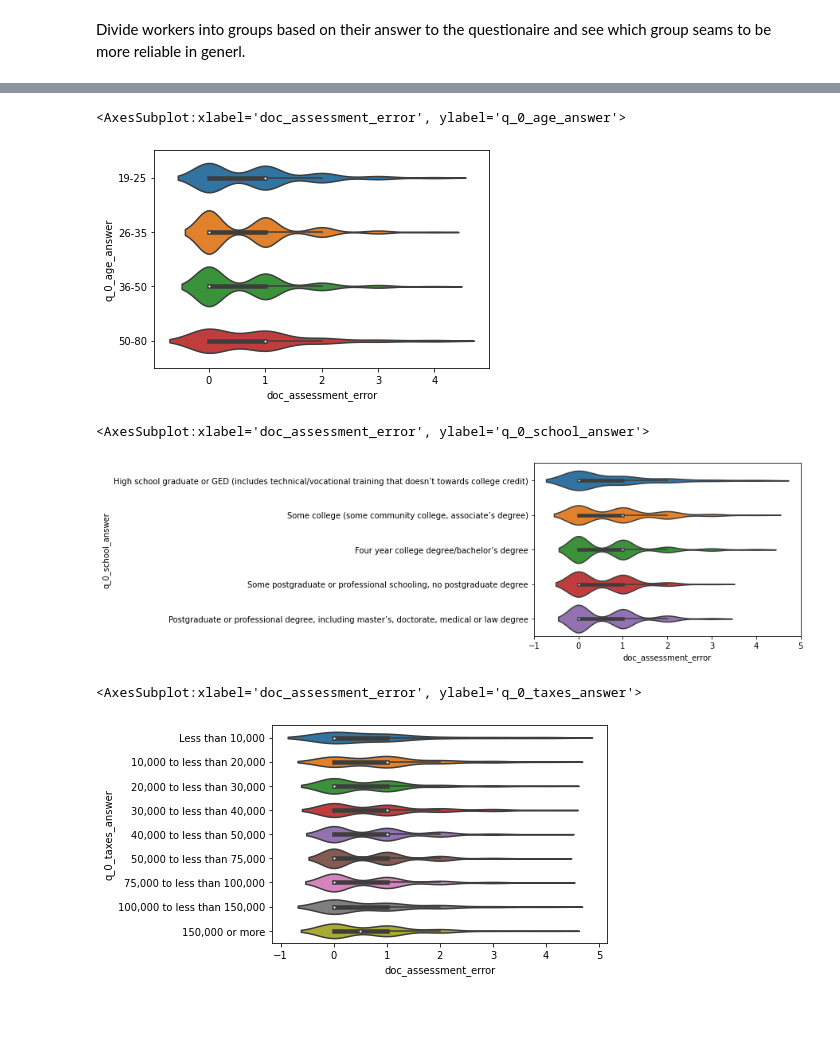
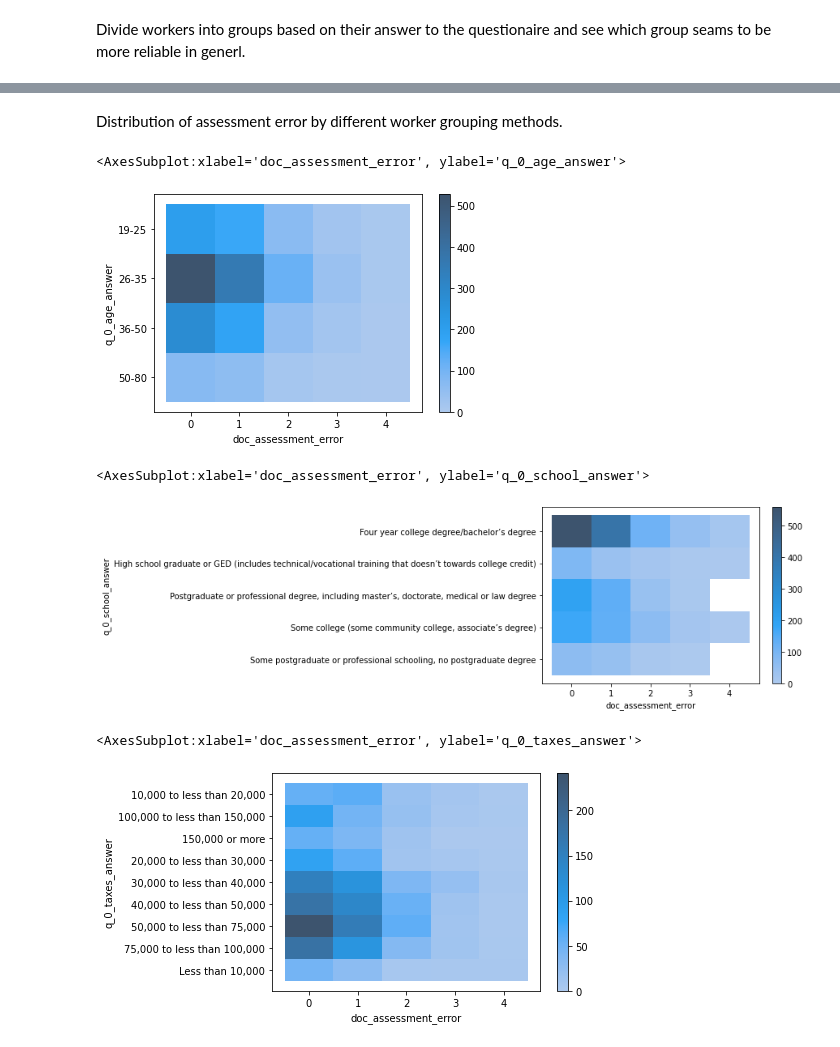
Before and after one commit to EyeofBeholder-NLeSC/play-around-sample-set, a Jupyter notebook: notebooks/IPM_worker_reliability_statistics.ipynb, the cells around one changed output, grey strips where cells are left out. Drawn from its saved outputs; the diff is of its cells as text; code cells hidden in the pictures; blank space fills up the shorter version.

```diff
--- a/notebooks/IPM_worker_reliability_statistics.ipynb
+++ b/notebooks/IPM_worker_reliability_statistics.ipynb
@@ -23,18 +28,20 @@ df.sample(5)
+# %% [markdown]
+Distribution of assessment error by different worker grouping methods.
 # %%
 # workers in age range of [26, 35] and [36, 50] seams to be more reliable
-sns.violinplot(y="q_0_age_answer", x="doc_assessment_error", data=df.sort_values(by="q_0_age_value"))
+sns.histplot(y="q_0_age_answer", x="doc_assessment_error", data=df.sort_values(by="q_0_age_value").astype("category"), cbar=True)
 # %% [output]
 <AxesSubplot:xlabel='doc_assessment_error', ylabel='q_0_age_answer'>
-[figure, old version]
+[figure, new version]
 # %%
 # workers with higher education (level 4 and 5) seams to be more reliable
-sns.violinplot(y="q_0_school_answer", x="doc_assessment_error", data=df.sort_values(by="q_0_school_value"))
+sns.histplot(y="q_0_school_answer", x="doc_assessment_error", data=df.sort_values(by="q_0_school_value").astype("category"), cbar=True)
 # %% [output]
 <AxesSubplot:xlabel='doc_assessment_error', ylabel='q_0_school_answer'>
-[figure, old version]
+[figure, new version]
 # %%
-sns.violinplot(y="q_0_taxes_answer", x="doc_assessment_error", data=df.sort_values(by="q_0_taxes_value"))
+sns.histplot(y="q_0_taxes_answer", x="doc_assessment_error", data=df.sort_values(by="q_0_taxes_value").astype("category"), cbar=True)
 # %% [output]
 <AxesSubplot:xlabel='doc_assessment_error', ylabel='q_0_taxes_answer'>
-[figure, old version]
+[figure, new version]
 # %%
```
Also changed, not shown: parts of 12 cells of this notebook, 1 other file.
